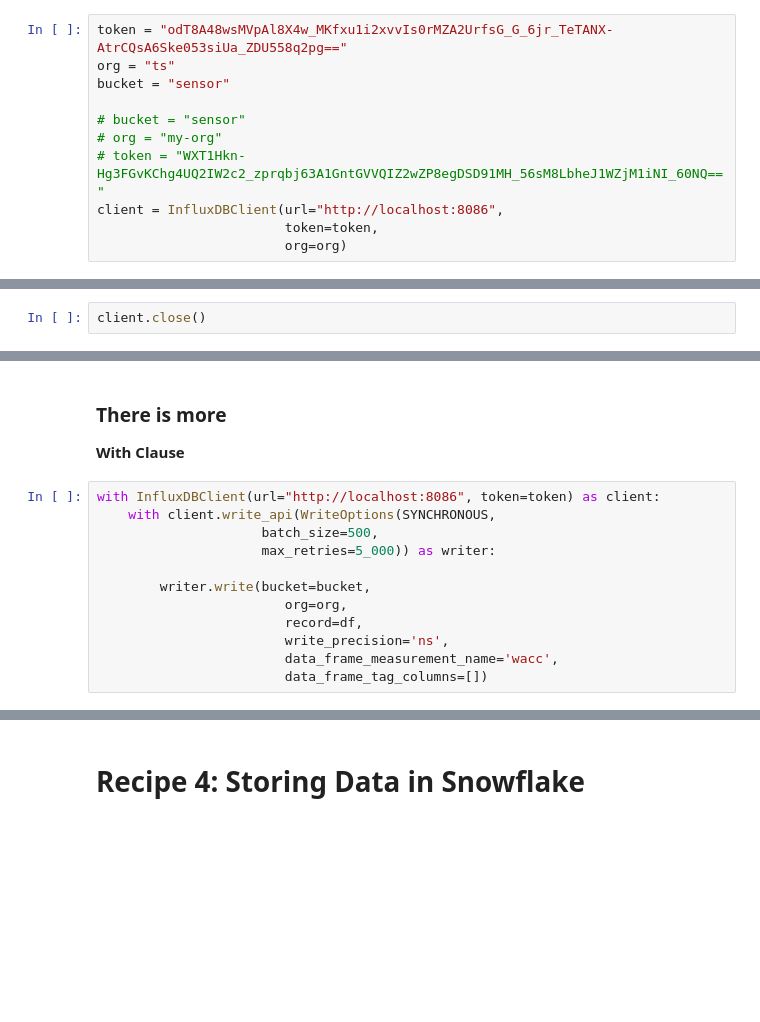
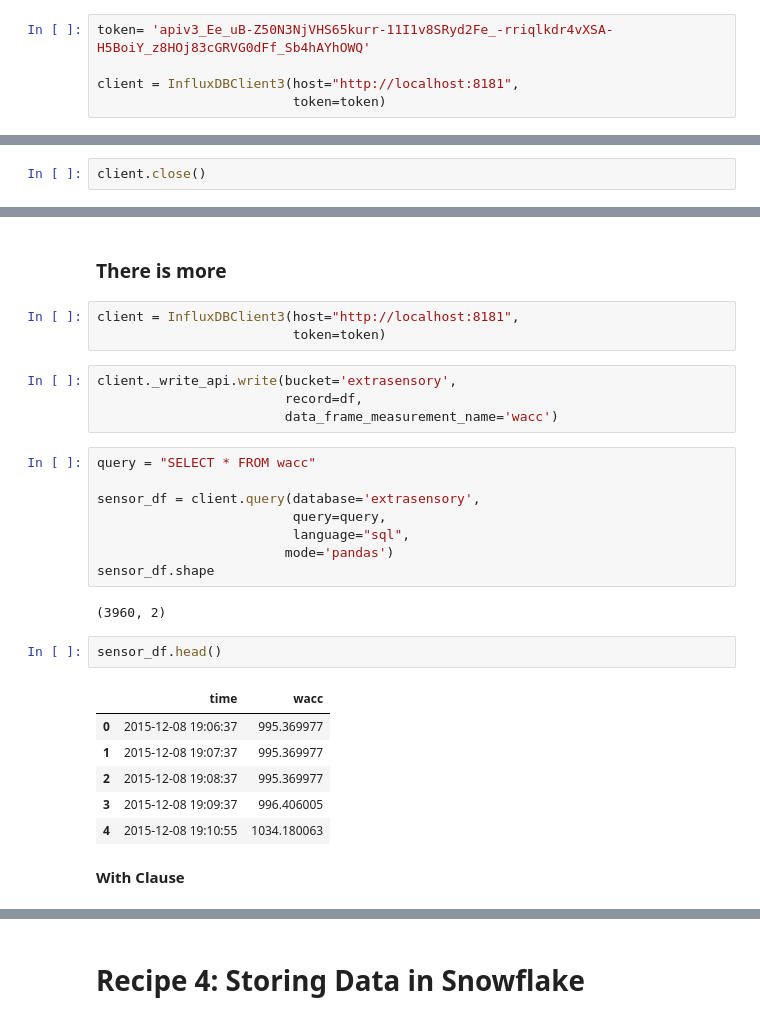
Before and after one commit to PacktPublishing/Time-Series-Analysis-with-Python-Cookbook-Second-Edition, a Jupyter notebook: code/Ch5/Chapter 5.ipynb, the cells around one changed output, grey strips where cells are left out. Drawn from its saved outputs; the diff is of its cells as text; blank space fills up the shorter version.

```diff
--- a/code/Ch5/Chapter 5.ipynb
+++ b/code/Ch5/Chapter 5.ipynb
@@ -783,11 +958,5 @@ timestamp
 # %%
-token = "odT8A48wsMVpAl8X4w_MKfxu1i2xvvIs0rMZA2UrfsG_G_6jr_TeTANX-AtrCQsA6Ske053siUa_ZDU558q2pg=="
-org = "ts"
-bucket = "sensor"
+token= 'apiv3_Ee_uB-Z50N3NjVHS65kurr-11I1v8SRyd2Fe_-rriqlkdr4vXSA-H5BoiY_z8HOj83cGRVG0dFf_Sb4hAYhOWQ'
 
-# bucket = "sensor"
-# org = "my-org"
-# token = "WXT1Hkn-Hg3FGvKChg4UQ2IW2c2_zprqbj63A1GntGVVQIZ2wZP8egDSD91MH_56sM8LbheJ1WZjM1iNI_60NQ=="
-client = InfluxDBClient(url="http://localhost:8086",
-                        token=token,
-                        org=org)
+client = InfluxDBClient3(host="http://localhost:8181",
+                         token=token)
@@ -877,15 +1052,30 @@ client.close()
 # %% [markdown]
 ### There is more
-**With Clause**
-# %%
-with InfluxDBClient(url="http://localhost:8086", token=token) as client:
-    with client.write_api(WriteOptions(SYNCHRONOUS,
-                     batch_size=500,
-                     max_retries=5_000)) as writer:
-
-        writer.write(bucket=bucket,
-                        org=org,
-                        record=df,
-                        write_precision='ns',
-                        data_frame_measurement_name='wacc',
-                        data_frame_tag_columns=[])
+# %%
+client = InfluxDBClient3(host="http://localhost:8181",
+                         token=token)
+# %%
+client._write_api.write(bucket='extrasensory',
+                        record=df,
+                        data_frame_measurement_name='wacc')
+# %%
+query = "SELECT * FROM wacc"
+
+sensor_df = client.query(database='extrasensory',
+                         query=query,
+                         language="sql",
+                        mode='pandas')
+sensor_df.shape
+# %% [output]
+(3960, 2)
+# %%
+sensor_df.head()
+# %% [output]
+|  | time | wacc |
+| 0 | 2015-12-08 19:06:37 | 995.369977 |
+| 1 | 2015-12-08 19:07:37 | 995.369977 |
+| 2 | 2015-12-08 19:08:37 | 995.369977 |
+| 3 | 2015-12-08 19:09:37 | 996.406005 |
+| 4 | 2015-12-08 19:10:55 | 1034.180063 |
+# %% [markdown]
+**With Clause**
```
Also changed, not shown: parts of 133 cells of this notebook.
